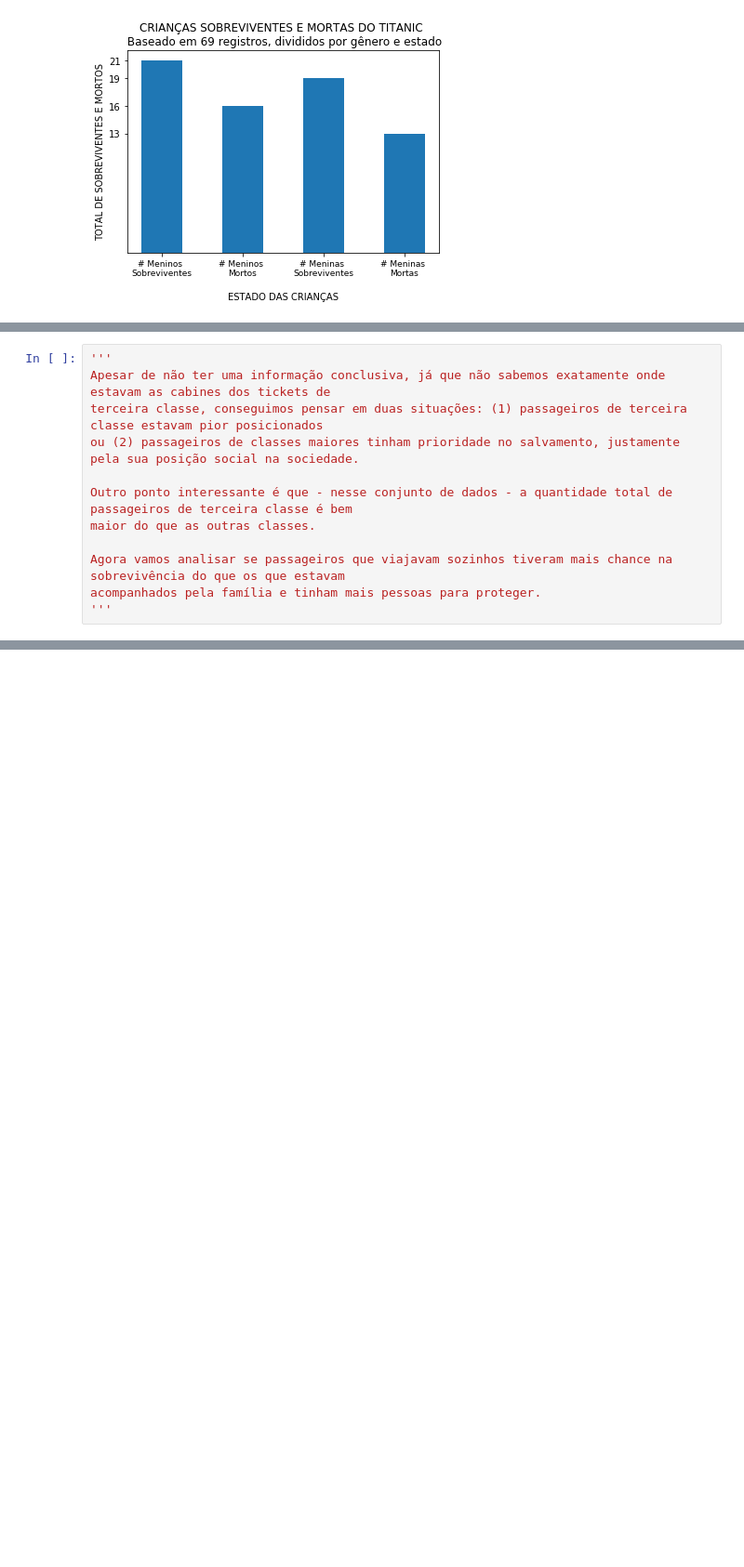
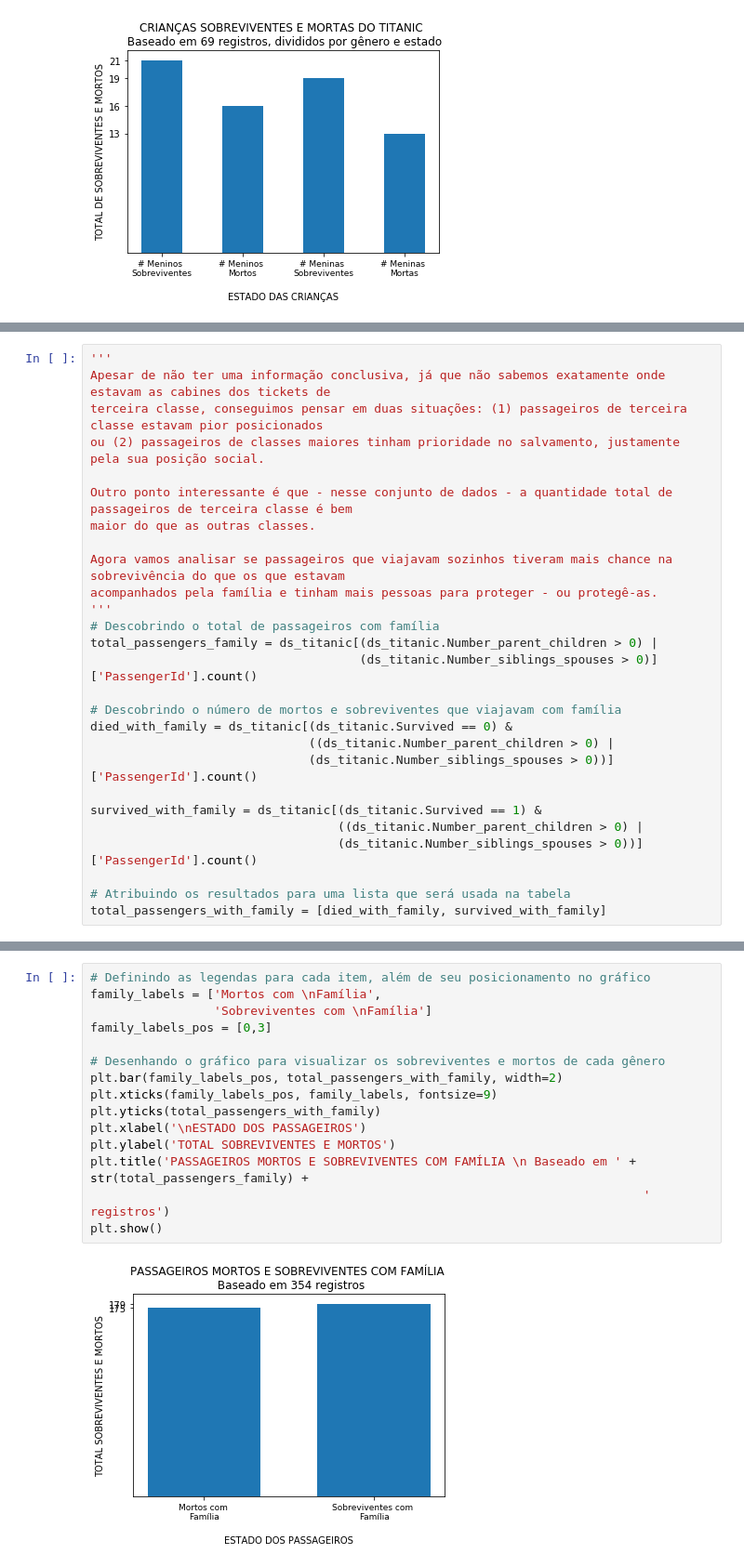
Before and after one commit to Anderson-hrz/ds1-udacity-projeto-02, a Jupyter notebook: projeto-02-analise-titanic.ipynb, the cells around one changed output, grey strips where cells are left out. Shown: that part at 93% size. Cells and saved outputs as stored; diff of their text form; blank space fills up the shorter version.

```diff
--- a/projeto-02-analise-titanic.ipynb
+++ b/projeto-02-analise-titanic.ipynb
@@ -319,11 +340,26 @@ plt.show()
 '''
 Apesar de não ter uma informação conclusiva, já que não sabemos exatamente onde estavam as cabines dos tickets de
 terceira classe, conseguimos pensar em duas situações: (1) passageiros de terceira classe estavam pior posicionados
-ou (2) passageiros de classes maiores tinham prioridade no salvamento, justamente pela sua posição social na sociedade.
+ou (2) passageiros de classes maiores tinham prioridade no salvamento, justamente pela sua posição social.
 
 Outro ponto interessante é que - nesse conjunto de dados - a quantidade total de passageiros de terceira classe é bem
 maior do que as outras classes.
 
 Agora vamos analisar se passageiros que viajavam sozinhos tiveram mais chance na sobrevivência do que os que estavam
-acompanhados pela família e tinham mais pessoas para proteger.
+acompanhados pela família e tinham mais pessoas para proteger - ou protegê-as.
 '''
+# Descobrindo o total de passageiros com família
+total_passengers_family = ds_titanic[(ds_titanic.Number_parent_children > 0) |
+                                     (ds_titanic.Number_siblings_spouses > 0)]['PassengerId'].count()
+
+# Descobrindo o número de mortos e sobreviventes que viajavam com família
+died_with_family = ds_titanic[(ds_titanic.Survived == 0) &
+                              ((ds_titanic.Number_parent_children > 0) |
+                              (ds_titanic.Number_siblings_spouses > 0))]['PassengerId'].count()
+
+survived_with_family = ds_titanic[(ds_titanic.Survived == 1) &
+                                  ((ds_titanic.Number_parent_children > 0) |
+                                  (ds_titanic.Number_siblings_spouses > 0))]['PassengerId'].count()
+
+# Atribuindo os resultados para uma lista que será usada na tabela
+total_passengers_with_family = [died_with_family, survived_with_family]
@@ -331,0 +366,17 @@ acompanhados pela família e tinham mais pessoas para proteger.
+# %%
+# Definindo as legendas para cada item, além de seu posicionamento no gráfico
+family_labels = ['Mortos com \nFamília',
+                 'Sobreviventes com \nFamília']
+family_labels_pos = [0,3]
+
+# Desenhando o gráfico para visualizar os sobreviventes e mortos de cada gênero
+plt.bar(family_labels_pos, total_passengers_with_family, width=2)
+plt.xticks(family_labels_pos, family_labels, fontsize=9)
+plt.yticks(total_passengers_with_family)
+plt.xlabel('\nESTADO DOS PASSAGEIROS')
+plt.ylabel('TOTAL SOBREVIVENTES E MORTOS')
+plt.title('PASSAGEIROS MORTOS E SOBREVIVENTES COM FAMÍLIA \n Baseado em ' + str(total_passengers_family) +
+                                                                            ' registros')
+plt.show()
+# %% [output]
+[figure, added]
```
Also changed, not shown: parts of 13 cells of this notebook.
